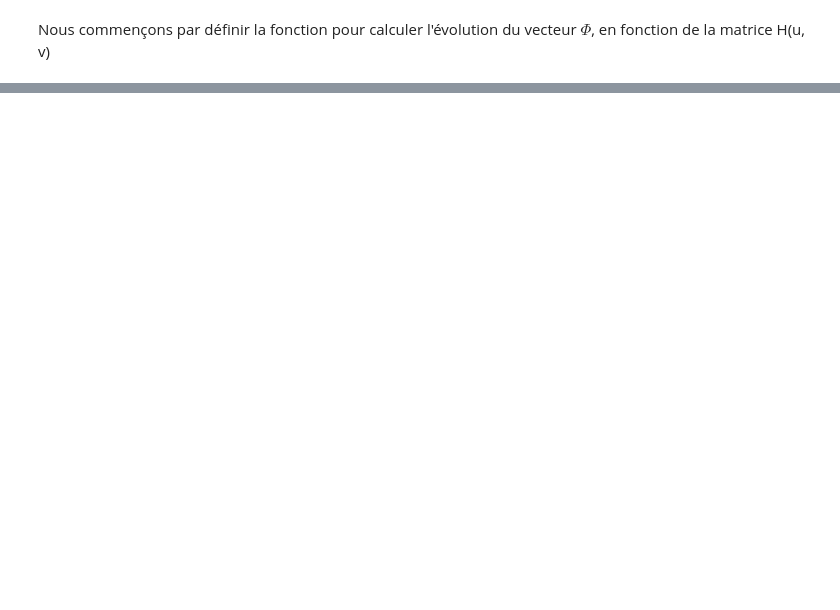
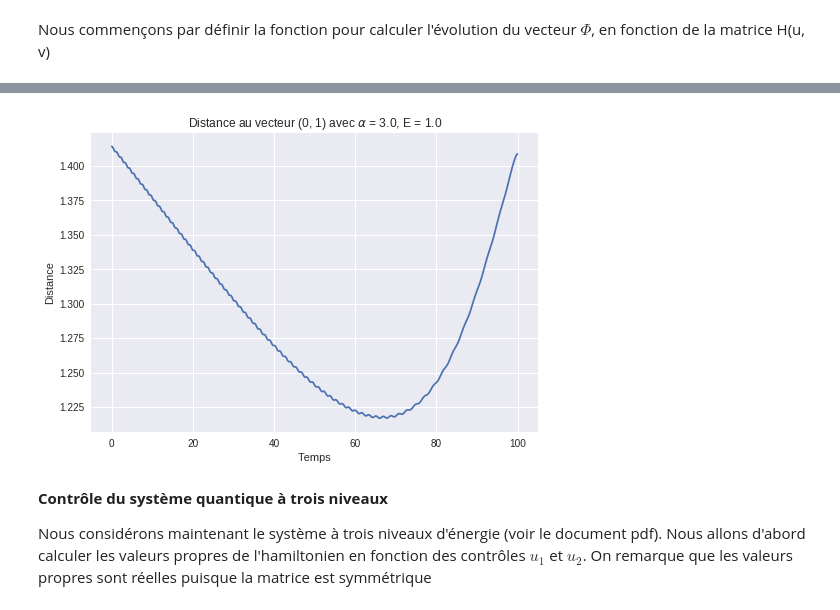
Before and after one commit to lclarte/Controle_Quantique, a Jupyter notebook: Simulation_controle_quantique.ipynb, the cells around one changed output, grey strips where cells are left out. Cells and saved outputs as stored; diff of their text form; code cells hidden in the pictures; blank space fills up the shorter version.

```diff
--- a/Simulation_controle_quantique.ipynb
+++ b/Simulation_controle_quantique.ipynb
@@ -119,0 +244,25 @@ plt.show()
+# %%
+alpha = 3.0
+E = 1.0
+controle = gamma_0
+T = 100.0
+N = 1000
+
+liste_tps, liste_phis = evolution_Phi(alpha, E, controle, T, N)
+
+def distance(vec):
+  return np.sqrt(np.absolute(vec[0])**2 + (1-np.absolute(vec[1]))**2)
+
+distances = [distance(v) for v in liste_phis]
+plt.plot(liste_tps, distances)
+plt.title(r"Distance au vecteur (0, 1) avec $\alpha$ = 3.0, E = 1.0")
+plt.xlabel("Temps")
+plt.ylabel("Distance")
+
+plt.show()
+# %% [output]
+[figure, added]
+# %% [markdown]
+**Contrôle du système quantique à trois niveaux**
+
+Nous considérons maintenant le système à trois niveaux d'énergie (voir le document pdf). Nous allons d'abord calculer les valeurs propres de l'hamiltonien en fonction des contrôles $u_1$ et $u_2$. On remarque que les valeurs propres sont réelles puisque la matrice est symmétrique
```
Also changed, not shown: parts of 20 cells of this notebook.
